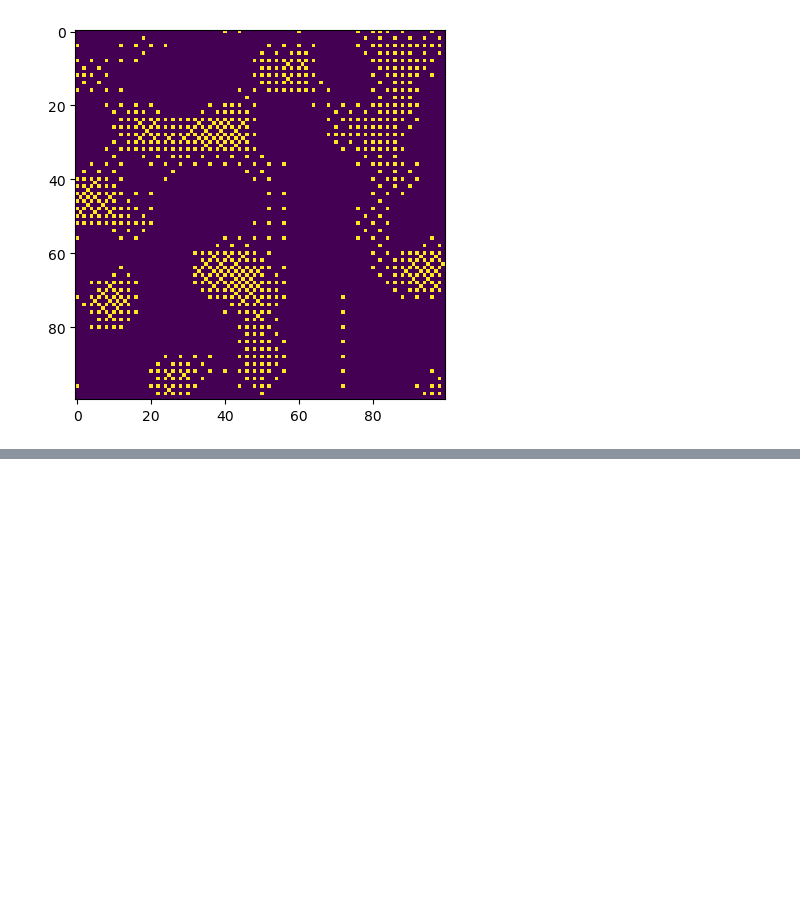
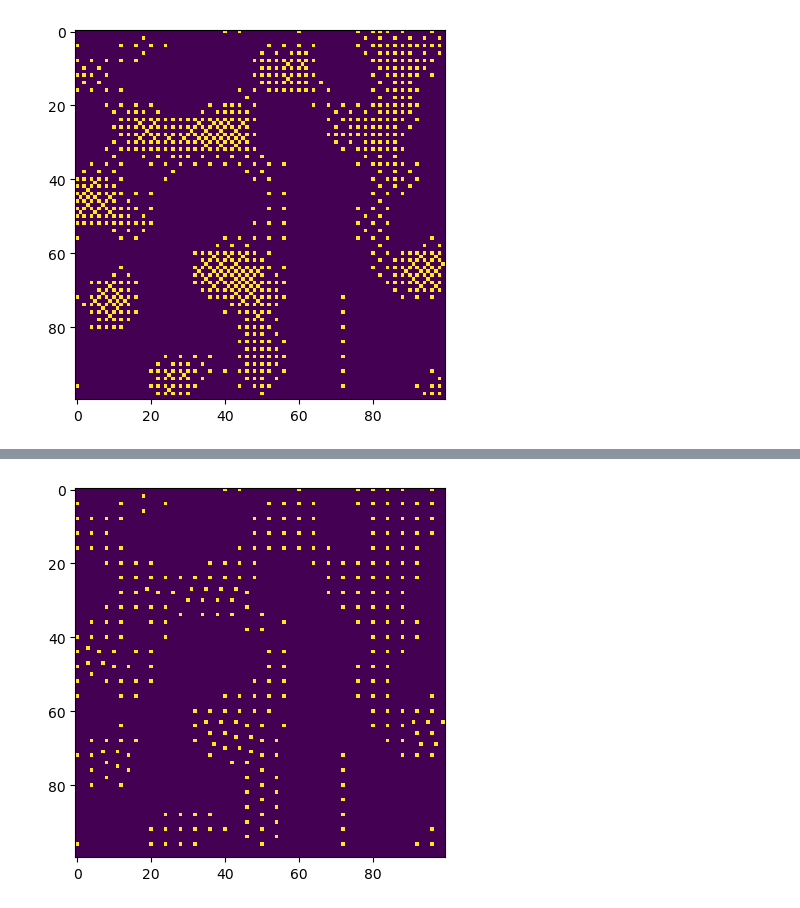
Before and after one commit to Jaywhisker/HDB_Planters, a Jupyter notebook: hdb-spatial-placement/notebooks/RL_WX_4.ipynb, the cells around one changed output, grey strips where cells are left out. Saved outputs shown, nothing was run; the diff lists cells and outputs as text; code cells hidden in the pictures; blank space fills up the shorter version.

```diff
--- a/hdb-spatial-placement/notebooks/RL_WX_4.ipynb
+++ b/hdb-spatial-placement/notebooks/RL_WX_4.ipynb
@@ -307,0 +309,38 @@ plt.imshow(overlapped_grid)
+# %%
+from scipy.spatial.distance import cdist
+
+# Set minimum distance threshold
+min_distance = 3
+
+# Copy of tree positions to modify
+filtered_positions = tree_positions.copy()
+
+# Compute pairwise distances between positions
+distances = cdist(filtered_positions, filtered_positions)
+
+# Start by keeping all positions
+keep = np.ones(len(filtered_positions), dtype=bool)
+
+# Check for points that are too close
+for i in range(len(filtered_positions)):
+    if keep[i]:  # Only consider points that haven't been removed
+        for j in range(i + 1, len(filtered_positions)):
+            if distances[i, j] < min_distance:
+                # Remove the second point if it's too close
+                keep[j] = False
+
+# Filter the tree positions to retain only those that meet the distance constraint
+filtered_positions = filtered_positions[keep]
+
+# Update the dithered grid by clearing it first
+filtered_dithered_grid = np.zeros_like(dithered_grid)
+
+# Set positions that passed the filter
+for pos in filtered_positions:
+    filtered_dithered_grid[pos[0], pos[1]] = 1
+
+# Plot the filtered dithered grid
+plt.imshow(filtered_dithered_grid)
+plt.show()
+# %% [output]
+[figure, added]
```
Also changed, not shown: parts of 3 cells of this notebook.
